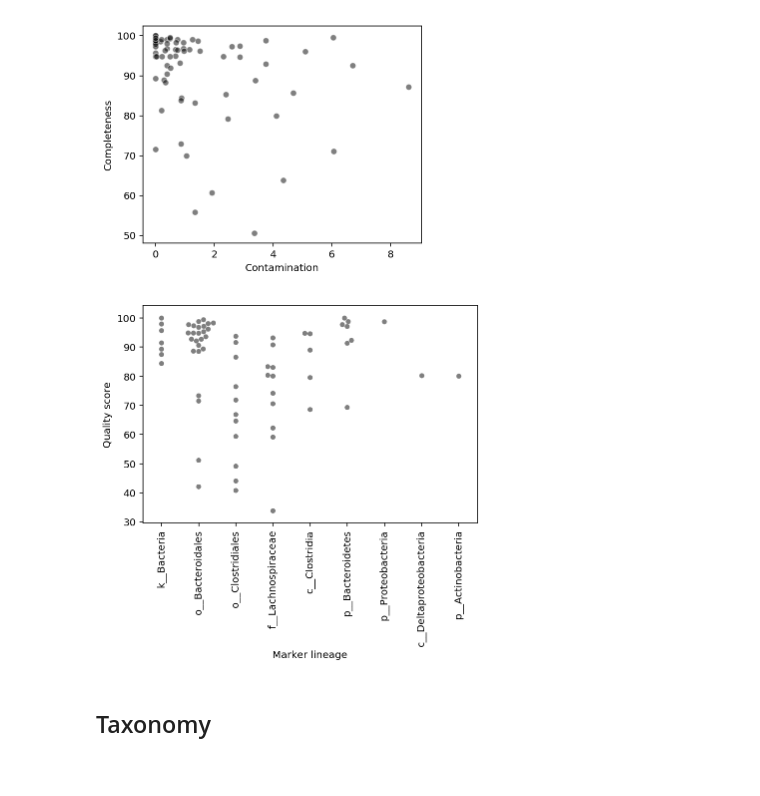
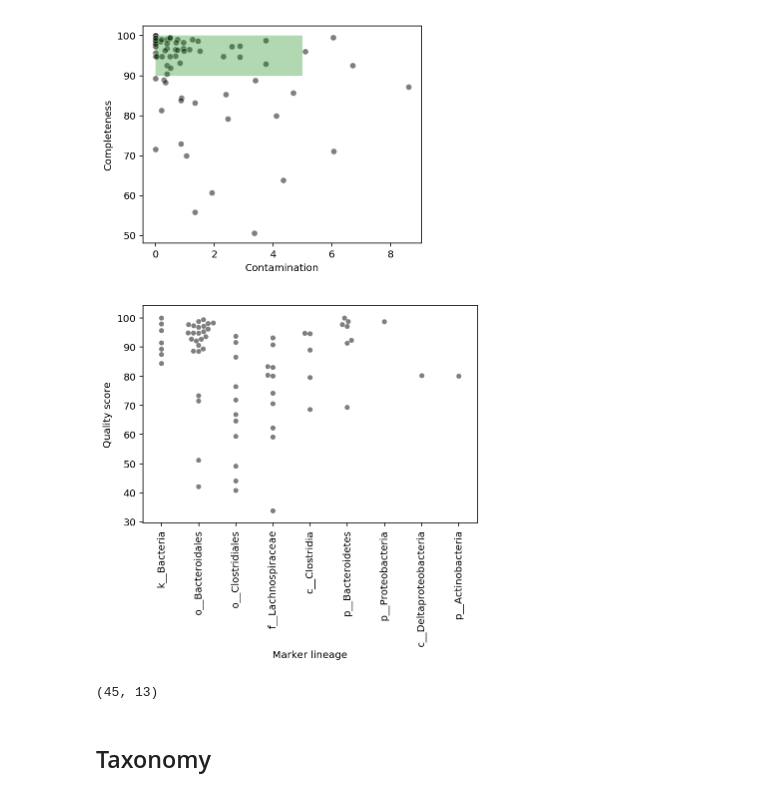
Before and after one commit to metagenome-atlas/supp_data_atlas, a Jupyter notebook: Figure2.ipynb, the cells around one changed output. Cells and saved outputs as stored; diff of their text form; code cells hidden in the pictures.

Commit message:
updated Figure2

```diff
--- a/Figure2.ipynb
+++ b/Figure2.ipynb
@@ -24,23 +24,30 @@ working_dir='AL'
 # %%
 Completeness= pd.read_table(f'{working_dir}/genomes/checkm/completeness.tsv',index_col=0)
 
 f = plt.figure(figsize=(5,figheight))
 ax=sns.scatterplot(y=Completeness.Completeness, x= Completeness.Contamination,alpha=0.5,color='k')
 
+from matplotlib.patches import Rectangle
+from matplotlib.collections import PatchCollection
+ax.add_collection(PatchCollection([Rectangle((0,90),5,10)], facecolor='green',alpha=0.3))
 
 saveplot('completness_contamination',**plot_params)
 
 
 plt.show()
 
 
 ax=sns.swarmplot(y=Completeness.Completeness -5*Completeness.Contamination,color='k',alpha=0.5,
                  x=Completeness['Marker lineage'].map(lambda s: s.split()[0]))
 _ =ax.set_xticklabels(ax.get_xticklabels(),rotation=90)
 _ =ax.set_ylabel('Quality score')
 # %% [output]
-[figure, old version]
+[figure, new version]
 [figure]
+# %%
+Completeness.loc[(Completeness.Completeness>90) & (Completeness.Contamination<5)].shape
+# %% [output]
+(45, 13)
 # %% [markdown]
 ## Taxonomy
 # %%
```
Also changed, not shown: parts of 14 cells of this notebook.
